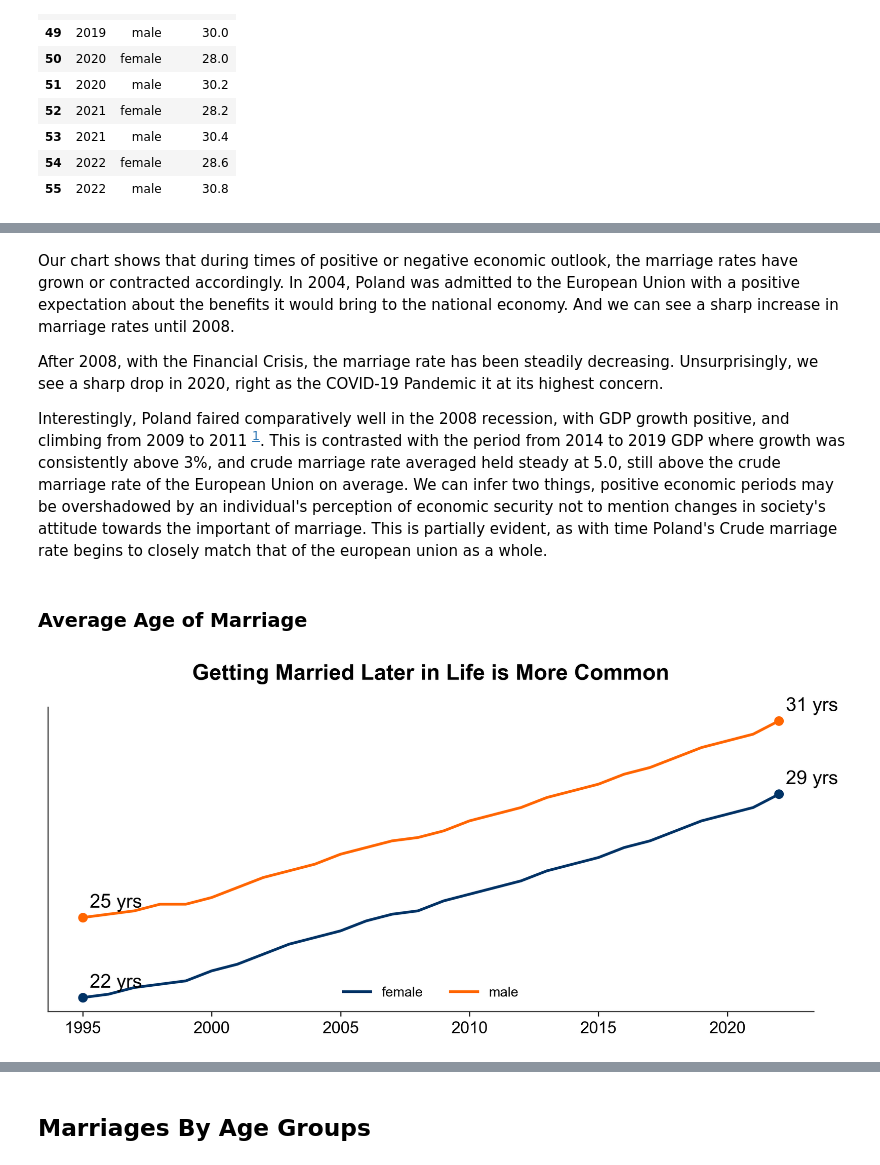
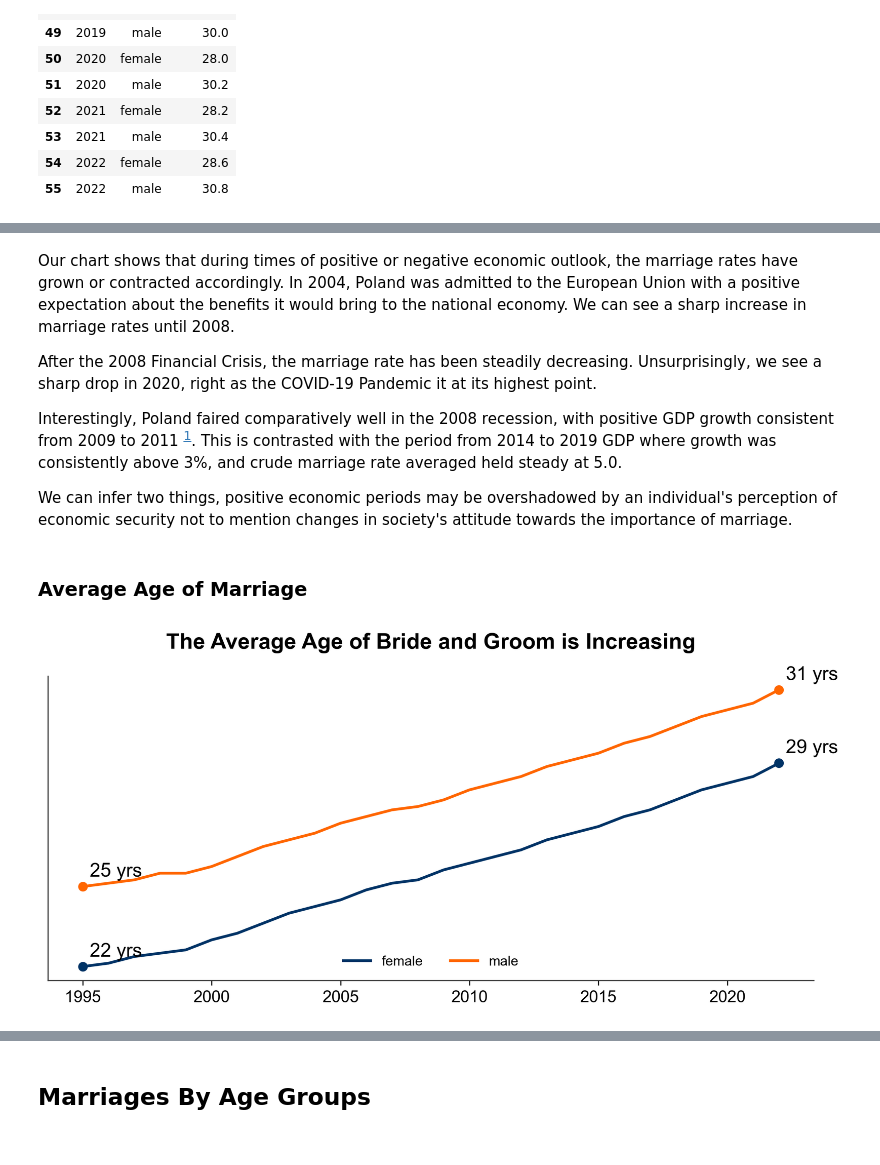
Before and after one commit to JGundisalvus/portfolio, a Jupyter notebook: polish_marriage_demographics/data_exploration.ipynb, the cells around one changed output, grey strips where cells are left out. Saved outputs shown, nothing was run; the diff lists cells and outputs as text; code cells hidden in the pictures.

```diff
--- a/polish_marriage_demographics/data_exploration.ipynb
+++ b/polish_marriage_demographics/data_exploration.ipynb
@@ -365,9 +298,11 @@ plt.show()
 # %% [markdown]
-Our chart shows that during times of positive or negative economic outlook, the marriage rates have grown or contracted accordingly. In 2004, Poland was admitted to the European Union with a positive expectation about the benefits it would bring to the national economy. And we can see a sharp increase in marriage rates until 2008.
+Our chart shows that during times of positive or negative economic outlook, the marriage rates have grown or contracted accordingly. In 2004, Poland was admitted to the European Union with a positive expectation about the benefits it would bring to the national economy. We can see a sharp increase in marriage rates until 2008.
 
-After 2008, with the Financial Crisis, the marriage rate has been steadily decreasing. Unsurprisingly, we see a sharp drop in 2020, right as the COVID-19 Pandemic it at its highest concern.
+After the 2008 Financial Crisis, the marriage rate has been steadily decreasing. Unsurprisingly, we see a sharp drop in 2020, right as the COVID-19 Pandemic it at its highest point.
 
-Interestingly, Poland faired comparatively well in the 2008 recession, with GDP growth positive, and climbing from 2009 to 2011 <sup>[1](https://tradingeconomics.com/poland/full-year-gdp-growth)</sup>. This is contrasted with the period from 2014 to 2019 GDP where growth was consistently above 3%, and crude marriage rate averaged held steady at 5.0, still above the crude marriage rate of the European Union on average. We can infer two things, positive economic periods may be overshadowed by an individual's perception of economic security not to mention changes in society's attitude towards the important of marriage. This is partially evident, as with time Poland's Crude marriage rate begins to closely match that of the european union as a whole.
+Interestingly, Poland faired comparatively well in the 2008 recession, with positive GDP growth consistent from 2009 to 2011 <sup>[1](https://tradingeconomics.com/poland/full-year-gdp-growth)</sup>. This is contrasted with the period from 2014 to 2019 GDP where growth was consistently above 3%, and crude marriage rate averaged held steady at 5.0.
+
+ We can infer two things, positive economic periods may be overshadowed by an individual's perception of economic security not to mention changes in society's attitude towards the importance of marriage.
 # %% [markdown]
 ### Average Age of Marriage
 # %%
@@ -383,32 +318,32 @@ for sex in df_avg_age['sex'].unique():
     last_row = subset.iloc[[-1]]  # Get the last row
     # Combine them into a single DataFrame
     df_first_last = pd.concat([first_row, last_row])
     plt.scatter(df_first_last['year'], df_first_last['ave age'])
 
     for _, row in df_first_last.iterrows():
         text = plt.annotate(f"{row['ave age']:.0f}" + ' yrs',
                         xy = (row['year'], row['ave age']),
                         xytext =(5,11),
                         textcoords ='offset points',
                         ha='left',
                         va='center',
                         fontsize =14
                         )
 
 plt.yticks([])
 plt.gca().yaxis.set_visible(False)
 # plt.gca().spines['left'].set_visible(False)
 
 # Legend
 legend = plt.legend(title='', loc='lower center', ncol=len(df_avg_age['sex'].unique()))
 legend.get_frame().set_facecolor('none')
 legend.get_frame().set_edgecolor('none')
 
 # Labels
 plt.xlabel('')
 plt.ylabel('Average Age')
-plt.title('Getting Married Later in Life is More Common')
+plt.title('The Average Age of Bride and Groom is Increasing')
 
 plt.show()
 # %% [output]
-[figure, old version]
+[figure, new version]
```
Also changed, not shown: parts of 41 cells of this notebook, 1 other file.
